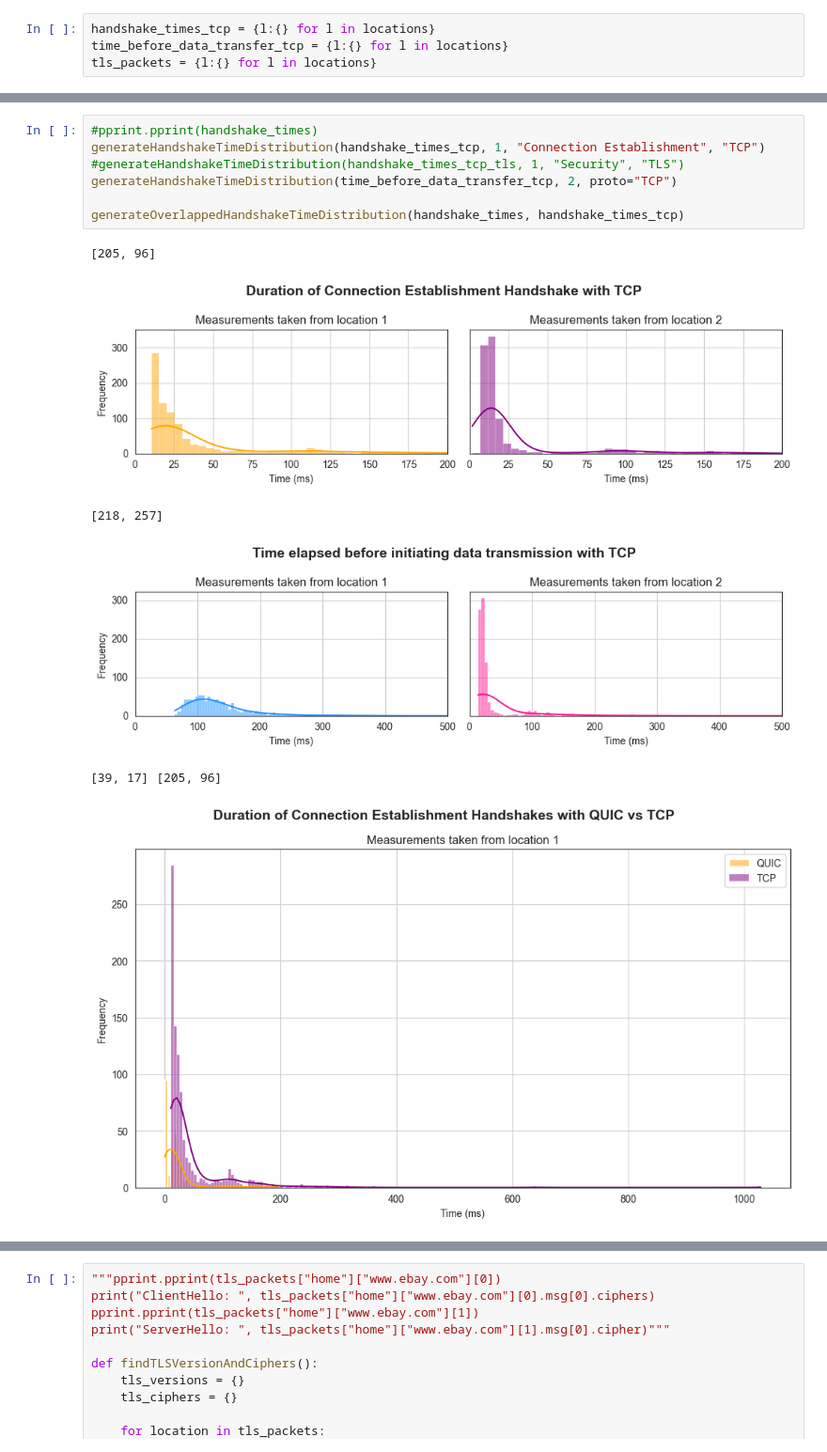
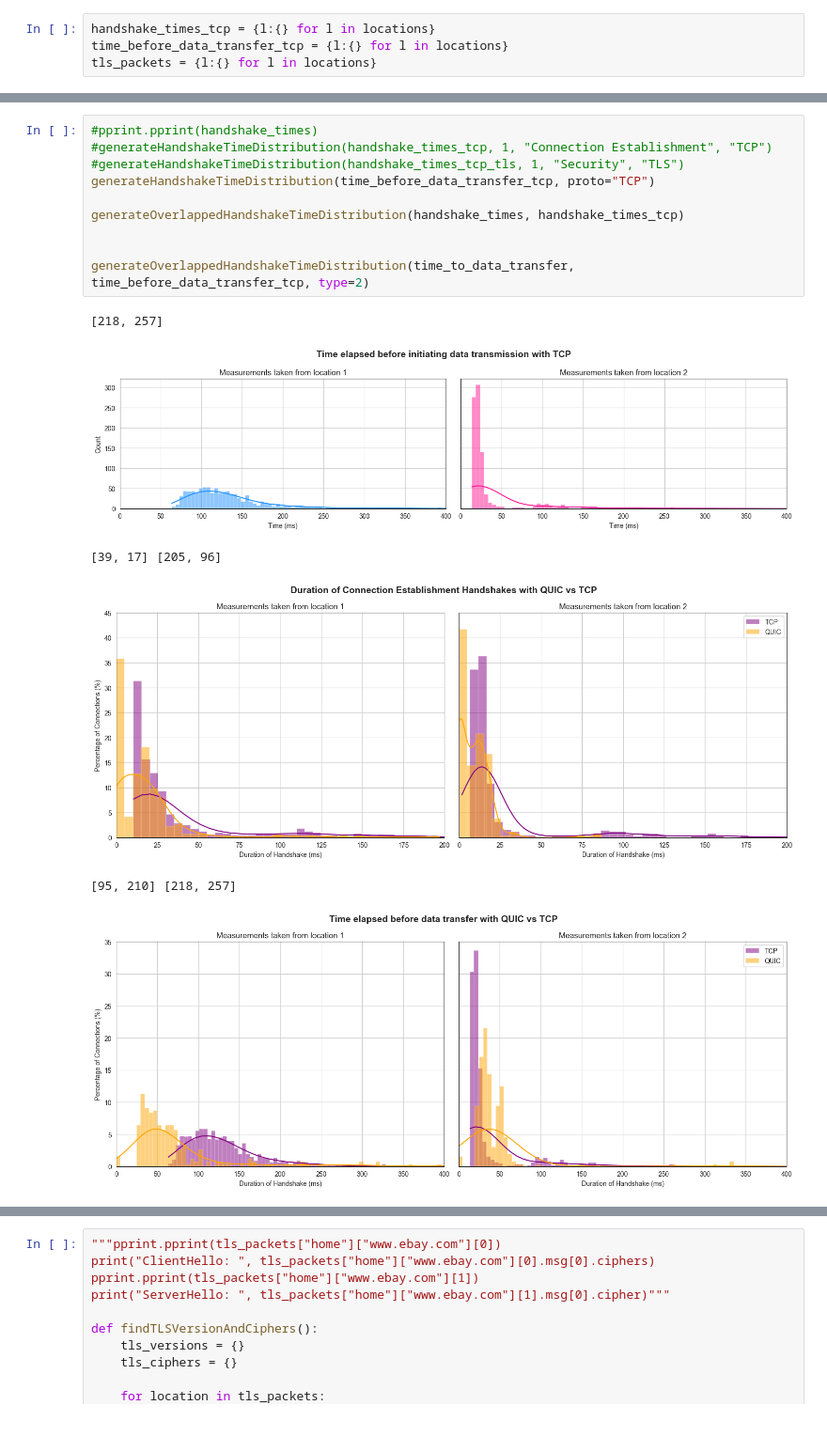
Before and after one commit to laradagata/l4project, a Jupyter notebook: src/main/data_analysis.ipynb, the cells around one changed output, grey strips where cells are left out. Shown at 94% size. Saved outputs shown, nothing was run; the diff lists cells and outputs as text; blank space fills up the shorter version.

```diff
--- a/src/main/data_analysis.ipynb
+++ b/src/main/data_analysis.ipynb
@@ -591,14 +567,17 @@ WARNING: more Unknown cipher suite 5910920 from ClientMasterKey
 # %%
 #pprint.pprint(handshake_times)
-generateHandshakeTimeDistribution(handshake_times_tcp, 1, "Connection Establishment", "TCP")
+#generateHandshakeTimeDistribution(handshake_times_tcp, 1, "Connection Establishment", "TCP")
 #generateHandshakeTimeDistribution(handshake_times_tcp_tls, 1, "Security", "TLS")
-generateHandshakeTimeDistribution(time_before_data_transfer_tcp, 2, proto="TCP")
+generateHandshakeTimeDistribution(time_before_data_transfer_tcp, proto="TCP")
 
 generateOverlappedHandshakeTimeDistribution(handshake_times, handshake_times_tcp)
+
+
+generateOverlappedHandshakeTimeDistribution(time_to_data_transfer, time_before_data_transfer_tcp, type=2)
 # %% [output]
-[205, 96]
+[218, 257]
-[figure, old version]
+[figure, new version]
-[218, 257]
+[39, 17] [205, 96]
-[figure, old version]
+[figure, new version]
-[39, 17] [205, 96]
+[95, 210] [218, 257]
-[figure, old version]
+[figure, new version]
```
Also changed, not shown: parts of 6 cells of this notebook.
